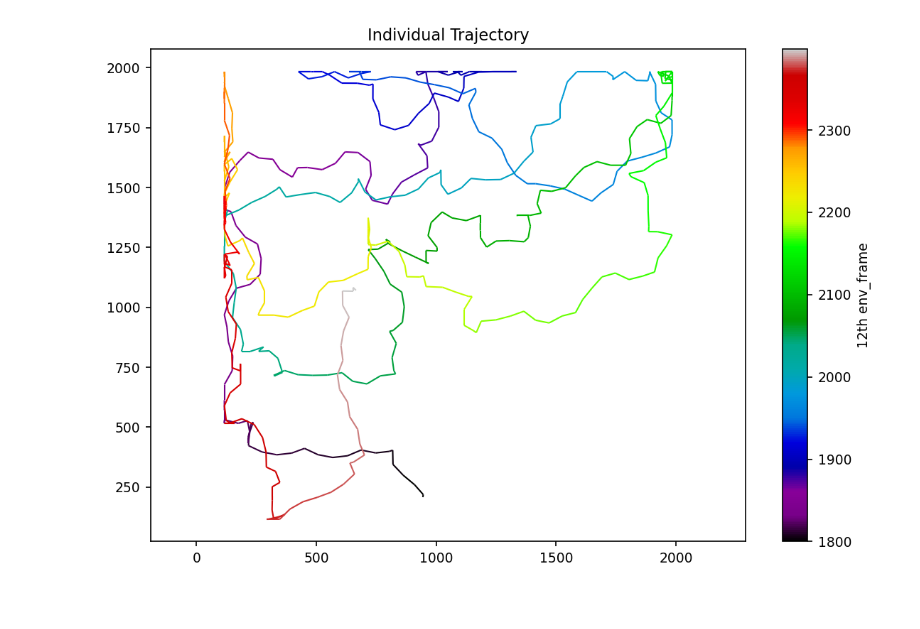
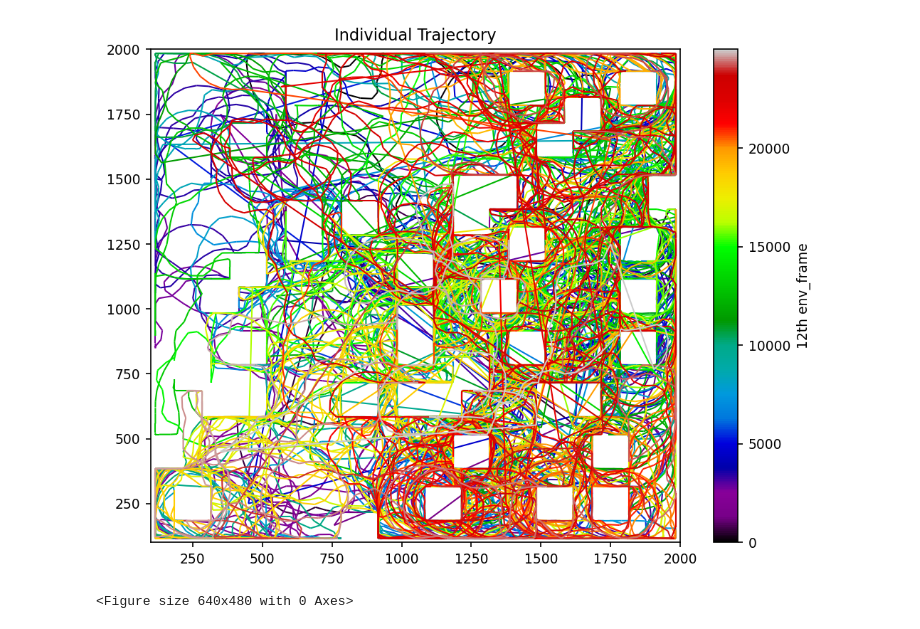
Before and after one commit to xiaoxionglin/SF_hipposlam, a Jupyter notebook: analysis/analysis_position.ipynb, the cells around one changed output. Saved outputs shown, nothing was run; the diff lists cells and outputs as text; code cells hidden in the pictures.

```diff
--- a/analysis/analysis_position.ipynb
+++ b/analysis/analysis_position.ipynb
@@ -26,6 +70,19 @@ from sample_factory.utils.utils import log
 # %%
-rootpath = "/home/schaffert/Documents/Hippodunk/sample-factory/train_dir/"
-experiment_name = "record_distance_metric63/"
+rootpath = "/home/schaffert/Documents/Hippodunk/sample-factory/online_data_telemetry/InternalReward05/"
+# experiment_name = "00_InternalReward01_see_11/"
+# experiment_name = "01_InternalReward01_see_22/"
+# experiment_name = "02_InternalReward01_see_333/"
+# experiment_name = "00_InternalReward01_see_11/"
+# experiment_name = "00_InternalReward01_see_11/"
+# experiment_name = "00_InternalReward04_see_11/"
+# experiment_name = "01_InternalReward04_see_22/"
+# experiment_name = "02_InternalReward04_see_333/"
+# experiment_name = "03_InternalReward04_see_4444/"
+# experiment_name = "04_InternalReward04_see_55555/"
+experiment_name = "00_InternalReward04_see_12/"
+# experiment_name = "01_InternalReward04_see_23/"
+# experiment_name = "02_InternalReward04_see_34/"
+# experiment_name = "03_InternalReward04_see_45/"
 telemetry_list_csv = glob(str(rootpath + experiment_name + "telemetry/*.csv"))
 telemetry_list_h5 = glob(str(rootpath + experiment_name + "telemetry/*.h5"))
 # %%
@@ -135,27 +192,31 @@ def colored_line_between_pts(x, y, c, ax, **lc_kwargs):
 # %%
-start = 1800
-stop = 2399
+start = 0
+stop = 25000
 
 colordata = np.linspace(start,stop-1,stop-start-1)
 # %%
-fig2,ax2 = plt.subplots(1, 1, figsize=(9,6), dpi=150)
+fig2,ax2 = plt.subplots(1, 1, figsize=(8,6), dpi=150)
 # ax = ax.flatten()
 # for i in range(4):#np.nonzero(SI_mlp2>0.2)[0]:
     # ax[i].set_title(f"sequence{i}")
 line = colored_line_between_pts(pddata["x"][start:stop], pddata["y"][start:stop],c=colordata, ax=ax2, linewidth=1, cmap="nipy_spectral")
 fig2.colorbar(line, ax=ax2, label="12th env_frame")
 # plt.axis("equal")
 
 # ax2.set_xlim(xbound)
 # ax2.set_ylim(ybound)
 ax2.set_title("Individual Trajectory")
 
+
+
+# plt.axis("equal")
+
+plt.xlim(xbound)
 plt.ylim(ybound)
-plt.xlim(xbound)
-
-plt.axis("equal")
 
 plt.show()
+plt.savefig('traj.png')
 # %% [output]
-[figure, old version]
+[figure, new version]
+<Figure size 640x480 with 0 Axes>
 # %%
```
Also changed, not shown: parts of 16 cells of this notebook, 1 other file.
